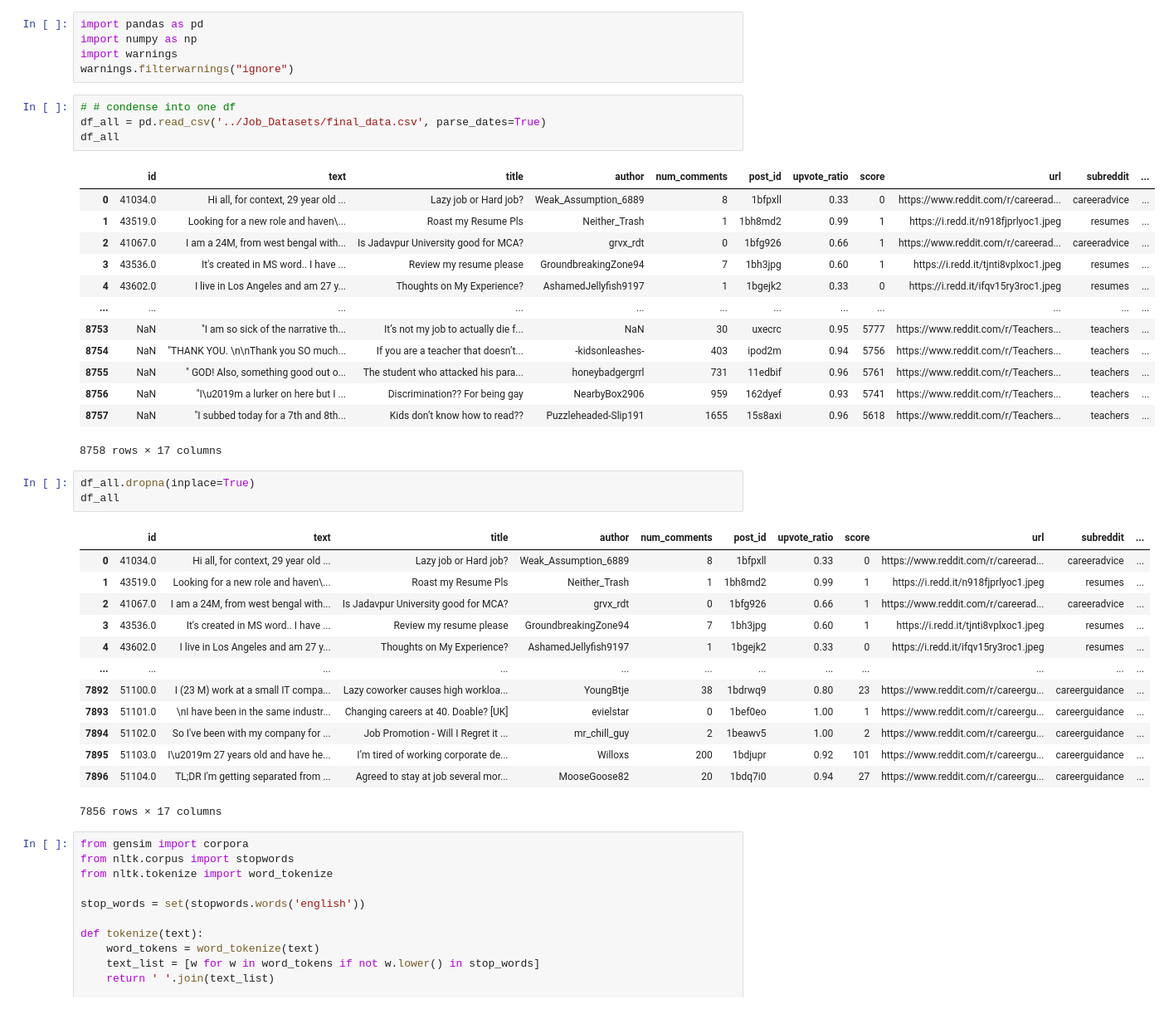
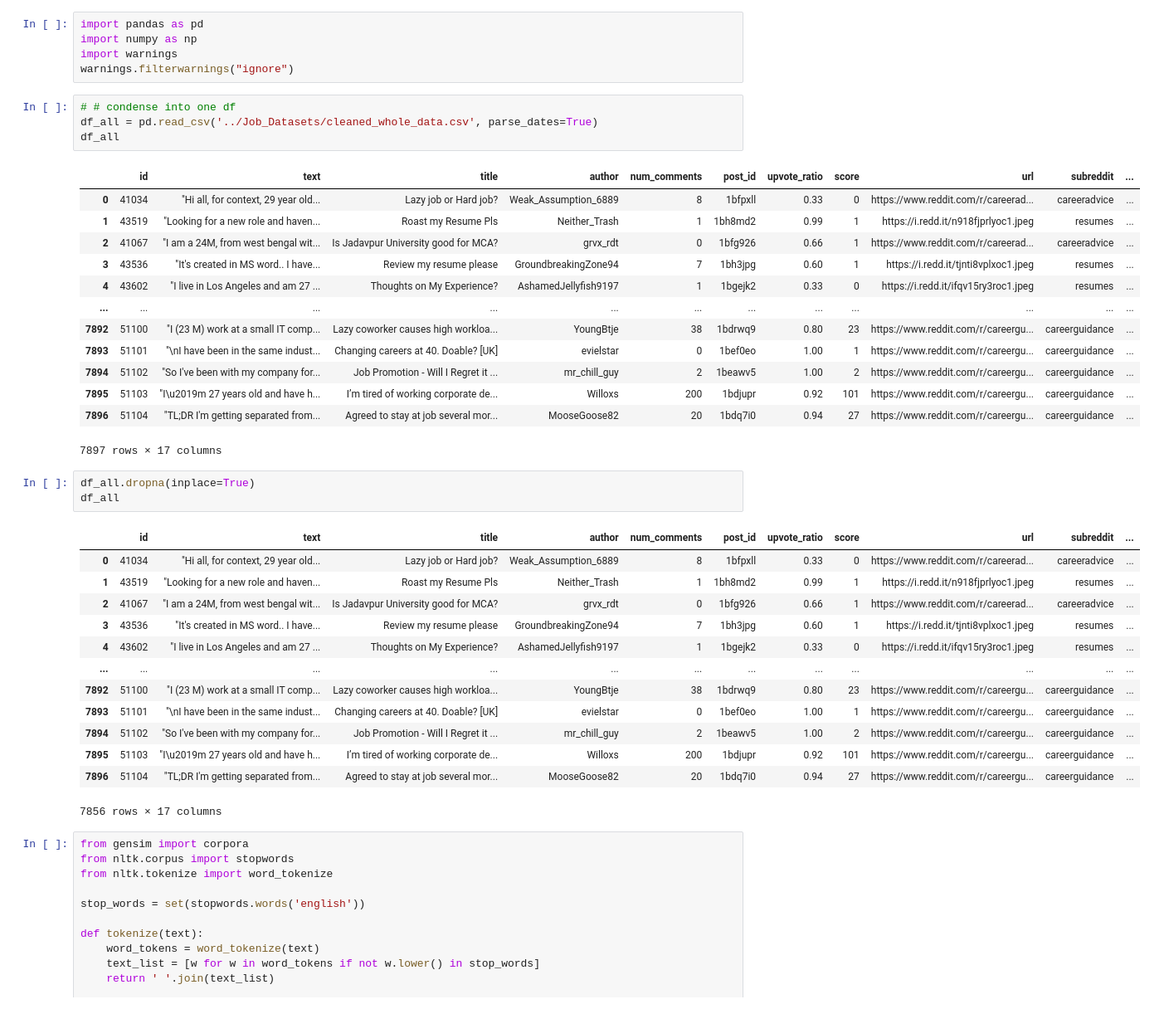
Before and after one commit to rlieu/699-capstone, a Jupyter notebook: Topic_Modeling/Topic_Modeling.ipynb, the cells around one changed output. Shown at 83% size. Drawn from its saved outputs; the diff is of its cells as text.

```diff
--- a/Topic_Modeling/Topic_Modeling.ipynb
+++ b/Topic_Modeling/Topic_Modeling.ipynb
@@ -5,38 +5,38 @@ import warnings
 warnings.filterwarnings("ignore")
 # %%
 # # condense into one df
-df_all = pd.read_csv('../Job_Datasets/final_data.csv', parse_dates=True)
+df_all = pd.read_csv('../Job_Datasets/cleaned_whole_data.csv', parse_dates=True)
 df_all
 # %% [output]
 |  | id | text | title | author | num_comments | post_id | upvote_ratio | score | url | subreddit | ... |
-| 0 | 41034.0 | Hi all, for context, 29 year old ... | Lazy job or Hard job? | Weak_Assumption_6889 | 8 | 1bfpxll | 0.33 | 0 | https://www.reddit.com/r/careerad... | careeradvice | ... |
-| 1 | 43519.0 | Looking for a new role and haven\... | Roast my Resume Pls | Neither_Trash | 1 | 1bh8md2 | 0.99 | 1 | https://i.redd.it/n918fjprlyoc1.jpeg | resumes | ... |
-| 2 | 41067.0 | I am a 24M, from west bengal with... | Is Jadavpur University good for MCA? | grvx_rdt | 0 | 1bfg926 | 0.66 | 1 | https://www.reddit.com/r/careerad... | careeradvice | ... |
-| 3 | 43536.0 | It's created in MS word.. I have ... | Review my resume please | GroundbreakingZone94 | 7 | 1bh3jpg | 0.60 | 1 | https://i.redd.it/tjnti8vplxoc1.jpeg | resumes | ... |
-| 4 | 43602.0 | I live in Los Angeles and am 27 y... | Thoughts on My Experience? | AshamedJellyfish9197 | 1 | 1bgejk2 | 0.33 | 0 | https://i.redd.it/ifqv15ry3roc1.jpeg | resumes | ... |
+| 0 | 41034 | "Hi all, for context, 29 year old... | Lazy job or Hard job? | Weak_Assumption_6889 | 8 | 1bfpxll | 0.33 | 0 | https://www.reddit.com/r/careerad... | careeradvice | ... |
+| 1 | 43519 | "Looking for a new role and haven... | Roast my Resume Pls | Neither_Trash | 1 | 1bh8md2 | 0.99 | 1 | https://i.redd.it/n918fjprlyoc1.jpeg | resumes | ... |
+| 2 | 41067 | "I am a 24M, from west bengal wit... | Is Jadavpur University good for MCA? | grvx_rdt | 0 | 1bfg926 | 0.66 | 1 | https://www.reddit.com/r/careerad... | careeradvice | ... |
+| 3 | 43536 | "It's created in MS word.. I have... | Review my resume please | GroundbreakingZone94 | 7 | 1bh3jpg | 0.60 | 1 | https://i.redd.it/tjnti8vplxoc1.jpeg | resumes | ... |
+| 4 | 43602 | "I live in Los Angeles and am 27 ... | Thoughts on My Experience? | AshamedJellyfish9197 | 1 | 1bgejk2 | 0.33 | 0 | https://i.redd.it/ifqv15ry3roc1.jpeg | resumes | ... |
 | ... | ... | ... | ... | ... | ... | ... | ... | ... | ... | ... | ... |
-| 8753 | NaN | "I am so sick of the narrative th... | It’s not my job to actually die f... | NaN | 30 | uxecrc | 0.95 | 5777 | https://www.reddit.com/r/Teachers... | teachers | ... |
-| 8754 | NaN | "THANK YOU. \n\nThank you SO much... | If you are a teacher that doesn’t... | -kidsonleashes- | 403 | ipod2m | 0.94 | 5756 | https://www.reddit.com/r/Teachers... | teachers | ... |
-| 8755 | NaN | " GOD! Also, something good out o... | The student who attacked his para... | honeybadgergrrl | 731 | 11edbif | 0.96 | 5761 | https://www.reddit.com/r/Teachers... | teachers | ... |
-| 8756 | NaN | "I\u2019m a lurker on here but I ... | Discrimination?? For being gay | NearbyBox2906 | 959 | 162dyef | 0.93 | 5741 | https://www.reddit.com/r/Teachers... | teachers | ... |
-| 8757 | NaN | "I subbed today for a 7th and 8th... | Kids don’t know how to read?? | Puzzleheaded-Slip191 | 1655 | 15s8axi | 0.96 | 5618 | https://www.reddit.com/r/Teachers... | teachers | ... |
+| 7892 | 51100 | "I (23 M) work at a small IT comp... | Lazy coworker causes high workloa... | YoungBtje | 38 | 1bdrwq9 | 0.80 | 23 | https://www.reddit.com/r/careergu... | careerguidance | ... |
+| 7893 | 51101 | "\nI have been in the same indust... | Changing careers at 40. Doable? [UK] | evielstar | 0 | 1bef0eo | 1.00 | 1 | https://www.reddit.com/r/careergu... | careerguidance | ... |
+| 7894 | 51102 | "So I've been with my company for... | Job Promotion - Will I Regret it ... | mr_chill_guy | 2 | 1beawv5 | 1.00 | 2 | https://www.reddit.com/r/careergu... | careerguidance | ... |
+| 7895 | 51103 | "I\u2019m 27 years old and have h... | I’m tired of working corporate de... | Willoxs | 200 | 1bdjupr | 0.92 | 101 | https://www.reddit.com/r/careergu... | careerguidance | ... |
+| 7896 | 51104 | "TL;DR I'm getting separated from... | Agreed to stay at job several mor... | MooseGoose82 | 20 | 1bdq7i0 | 0.94 | 27 | https://www.reddit.com/r/careergu... | careerguidance | ... |
-8758 rows × 17 columns
+7897 rows × 17 columns
 # %%
 df_all.dropna(inplace=True)
 df_all
 # %% [output]
 |  | id | text | title | author | num_comments | post_id | upvote_ratio | score | url | subreddit | ... |
-| 0 | 41034.0 | Hi all, for context, 29 year old ... | Lazy job or Hard job? | Weak_Assumption_6889 | 8 | 1bfpxll | 0.33 | 0 | https://www.reddit.com/r/careerad... | careeradvice | ... |
-| 1 | 43519.0 | Looking for a new role and haven\... | Roast my Resume Pls | Neither_Trash | 1 | 1bh8md2 | 0.99 | 1 | https://i.redd.it/n918fjprlyoc1.jpeg | resumes | ... |
-| 2 | 41067.0 | I am a 24M, from west bengal with... | Is Jadavpur University good for MCA? | grvx_rdt | 0 | 1bfg926 | 0.66 | 1 | https://www.reddit.com/r/careerad... | careeradvice | ... |
-| 3 | 43536.0 | It's created in MS word.. I have ... | Review my resume please | GroundbreakingZone94 | 7 | 1bh3jpg | 0.60 | 1 | https://i.redd.it/tjnti8vplxoc1.jpeg | resumes | ... |
-| 4 | 43602.0 | I live in Los Angeles and am 27 y... | Thoughts on My Experience? | AshamedJellyfish9197 | 1 | 1bgejk2 | 0.33 | 0 | https://i.redd.it/ifqv15ry3roc1.jpeg | resumes | ... |
+| 0 | 41034 | "Hi all, for context, 29 year old... | Lazy job or Hard job? | Weak_Assumption_6889 | 8 | 1bfpxll | 0.33 | 0 | https://www.reddit.com/r/careerad... | careeradvice | ... |
+| 1 | 43519 | "Looking for a new role and haven... | Roast my Resume Pls | Neither_Trash | 1 | 1bh8md2 | 0.99 | 1 | https://i.redd.it/n918fjprlyoc1.jpeg | resumes | ... |
+| 2 | 41067 | "I am a 24M, from west bengal wit... | Is Jadavpur University good for MCA? | grvx_rdt | 0 | 1bfg926 | 0.66 | 1 | https://www.reddit.com/r/careerad... | careeradvice | ... |
+| 3 | 43536 | "It's created in MS word.. I have... | Review my resume please | GroundbreakingZone94 | 7 | 1bh3jpg | 0.60 | 1 | https://i.redd.it/tjnti8vplxoc1.jpeg | resumes | ... |
+| 4 | 43602 | "I live in Los Angeles and am 27 ... | Thoughts on My Experience? | AshamedJellyfish9197 | 1 | 1bgejk2 | 0.33 | 0 | https://i.redd.it/ifqv15ry3roc1.jpeg | resumes | ... |
 | ... | ... | ... | ... | ... | ... | ... | ... | ... | ... | ... | ... |
-| 7892 | 51100.0 | I (23 M) work at a small IT compa... | Lazy coworker causes high workloa... | YoungBtje | 38 | 1bdrwq9 | 0.80 | 23 | https://www.reddit.com/r/careergu... | careerguidance | ... |
-| 7893 | 51101.0 | \nI have been in the same industr... | Changing careers at 40. Doable? [UK] | evielstar | 0 | 1bef0eo | 1.00 | 1 | https://www.reddit.com/r/careergu... | careerguidance | ... |
-| 7894 | 51102.0 | So I've been with my company for ... | Job Promotion - Will I Regret it ... | mr_chill_guy | 2 | 1beawv5 | 1.00 | 2 | https://www.reddit.com/r/careergu... | careerguidance | ... |
-| 7895 | 51103.0 | I\u2019m 27 years old and have he... | I’m tired of working corporate de... | Willoxs | 200 | 1bdjupr | 0.92 | 101 | https://www.reddit.com/r/careergu... | careerguidance | ... |
-| 7896 | 51104.0 | TL;DR I'm getting separated from ... | Agreed to stay at job several mor... | MooseGoose82 | 20 | 1bdq7i0 | 0.94 | 27 | https://www.reddit.com/r/careergu... | careerguidance | ... |
+| 7892 | 51100 | "I (23 M) work at a small IT comp... | Lazy coworker causes high workloa... | YoungBtje | 38 | 1bdrwq9 | 0.80 | 23 | https://www.reddit.com/r/careergu... | careerguidance | ... |
+| 7893 | 51101 | "\nI have been in the same indust... | Changing careers at 40. Doable? [UK] | evielstar | 0 | 1bef0eo | 1.00 | 1 | https://www.reddit.com/r/careergu... | careerguidance | ... |
+| 7894 | 51102 | "So I've been with my company for... | Job Promotion - Will I Regret it ... | mr_chill_guy | 2 | 1beawv5 | 1.00 | 2 | https://www.reddit.com/r/careergu... | careerguidance | ... |
+| 7895 | 51103 | "I\u2019m 27 years old and have h... | I’m tired of working corporate de... | Willoxs | 200 | 1bdjupr | 0.92 | 101 | https://www.reddit.com/r/careergu... | careerguidance | ... |
+| 7896 | 51104 | "TL;DR I'm getting separated from... | Agreed to stay at job several mor... | MooseGoose82 | 20 | 1bdq7i0 | 0.94 | 27 | https://www.reddit.com/r/careergu... | careerguidance | ... |
 7856 rows × 17 columns
 # %%
 from gensim import corpora
```
Also changed, not shown: parts of 7 cells of this notebook.
